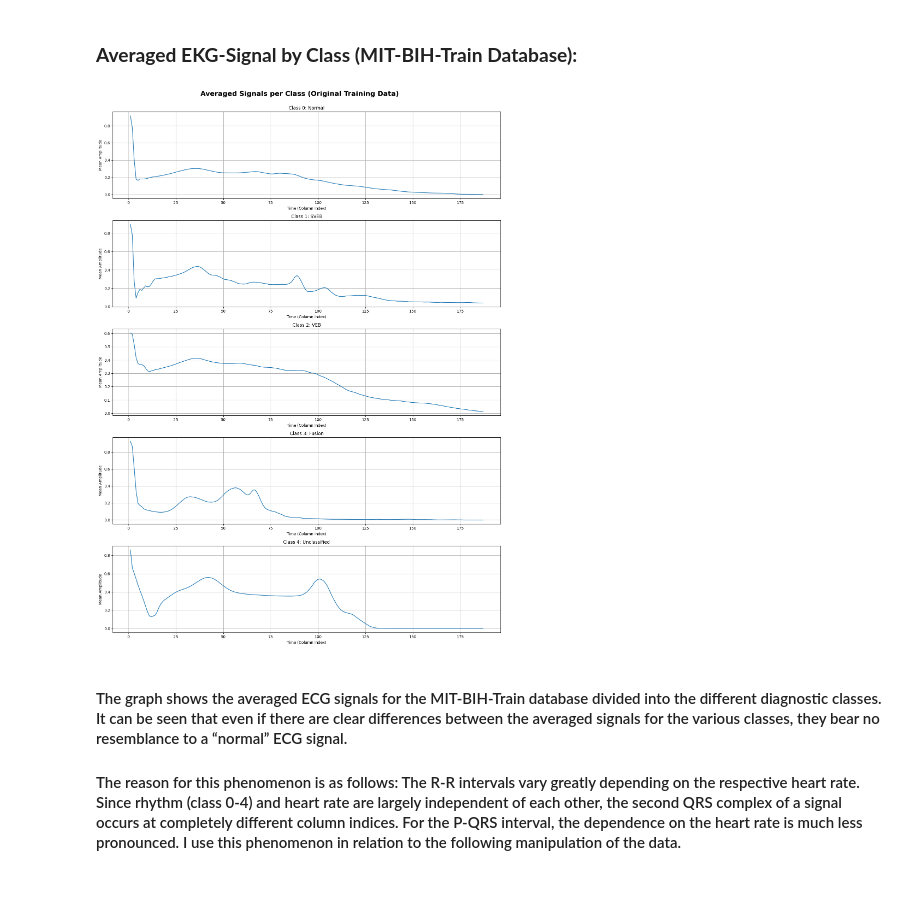
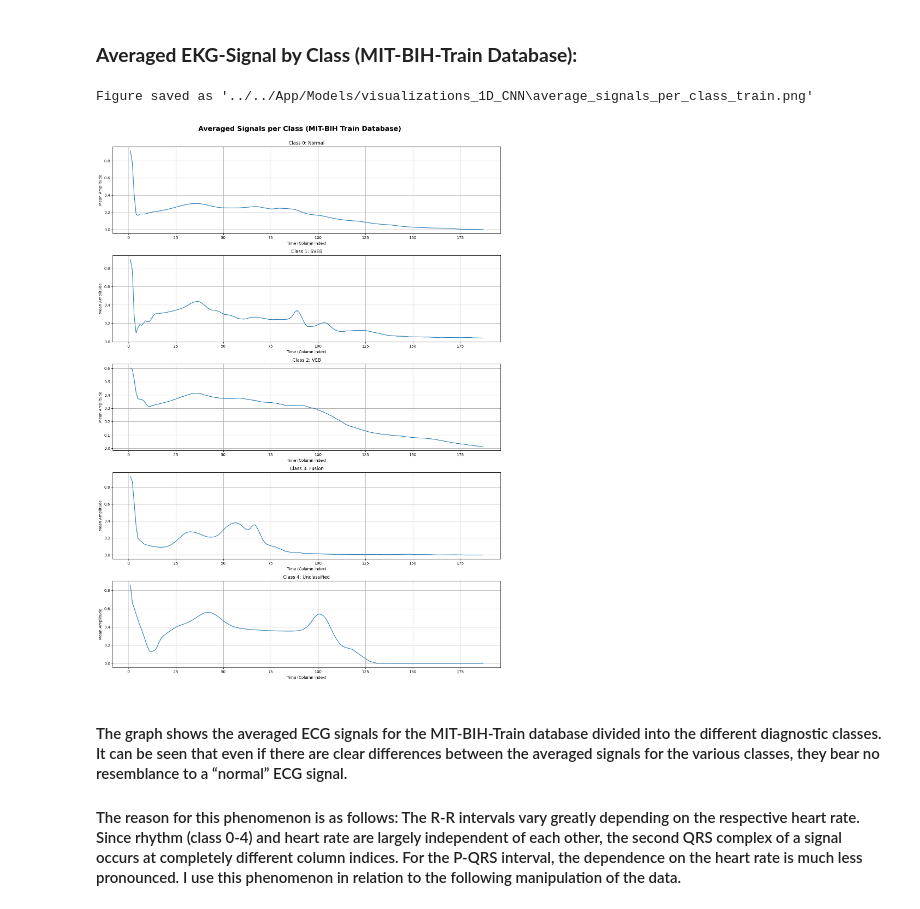
Before and after one commit to tubetraveller/heartbeat_dst, a Jupyter notebook: Models/Preprocessing and Interpretability - 1D-CNN/interpretability_through_preprocessing.ipynb, the cells around one changed output. Drawn from its saved outputs; the diff is of its cells as text; code cells hidden in the pictures.

Commit message:
Adding visualizations and adapting Streamlit for Models

```diff
--- a/Models/Preprocessing and Interpretability - 1D-CNN/interpretability_through_preprocessing.ipynb
+++ b/Models/Preprocessing and Interpretability - 1D-CNN/interpretability_through_preprocessing.ipynb
@@ -307,6 +420,58 @@ plt.show()
 #### <u> This means: To determine the heart rhythm (class 0-4) a T-wave is used which is not related to the QRS complex which is primarily analyzed. <u>
 # %% [markdown]
 ### **Averaged EKG-Signal by Class (MIT-BIH-Train Database):**
+# %%
+import matplotlib.pyplot as plt
+import os
+
+# Define class labels
+class_names = ['Normal', 'SVEB', 'VEB', 'Fusion', 'Unclassified']
+
+# Speicherpfad definieren
+save_path = "../../App/Models/visualizations_1D_CNN"
+os.makedirs(save_path, exist_ok=True)  # Erstelle den Ordner falls er nicht existiert
+
+# Function to calculate, visualize, and save the average signals for each class
+def plot_average_signals(df, title, class_names, save_filename):
+    signal_columns = df.columns[:-1]  # All columns except the last one (signal data)
+    classes = df[df.columns[-1]].unique()  # Extract unique class labels from the last column
+    classes.sort()  # Sort classes for consistent visualization
+
+    # Create subplots for each class
+    fig, axs = plt.subplots(len(classes), 1, figsize=(15, 20))
+
+    for i, cls in enumerate(classes):
+        # Filter data for the current class
+        class_data = df[df[df.columns[-1]] == cls]
+        # Calculate the mean signal for the current class
+        mean_signal = class_data[signal_columns].mean(axis=0)
+
+        # Plot the mean signal
+        axs[i].plot(signal_columns, mean_signal)
+        axs[i].set_title(f'Class {int(cls)}: {class_names[int(cls)]}')
+        axs[i].set_ylabel('Mean Amplitude')
+        axs[i].set_xlabel('Time (Column Index)')
+        axs[i].grid(True)
+
+    # Adjust layout and add a main title
+    plt.tight_layout()
+    plt.suptitle(title, y=1.02, fontsize=18, fontweight="bold")
+
+    # Save the figure
+    save_filepath = os.path.join(save_path, save_filename)
+    plt.savefig(save_filepath, dpi=300, bbox_inches='tight')
+    plt.close()  # Schließt die Grafik, um Speicher freizugeben
+    print(f"Figure saved as '{save_filepath}'")
+
+# Visualization for training data with class labels
+plot_average_signals(
+    mitbih_train_df,
+    'Averaged Signals per Class (MIT-BIH Train Database)',
+    class_names,
+    'average_signals_per_class_train.png'
+)
+# %% [output]
+Figure saved as '../../App/Models/visualizations_1D_CNN\average_signals_per_class_train.png'
 # %%
 import matplotlib.pyplot as plt
 
@@ -315,35 +480,35 @@ class_names = ['Normal', 'SVEB', 'VEB', 'Fusion', 'Unclassified']
 
 # Function to calculate and visualize the average signals for each class
 def plot_average_signals(df, title, class_names):
     signal_columns = df.columns[:-1]  # All columns except the last one (signal data)
     classes = df[df.columns[-1]].unique()  # Extract unique class labels from the last column
     classes.sort()  # Sort classes for consistent visualization
 
     # Create subplots for each class
     fig, axs = plt.subplots(len(classes), 1, figsize=(15, 20))
 
     for i, cls in enumerate(classes):
         # Filter data for the current class
         class_data = df[df[df.columns[-1]] == cls]
         # Calculate the mean signal for the current class
         mean_signal = class_data[signal_columns].mean(axis=0)
 
         # Plot the mean signal
         axs[i].plot(signal_columns, mean_signal)
         axs[i].set_title(f'Class {int(cls)}: {class_names[int(cls)]}')
         axs[i].set_ylabel('Mean Amplitude')
         axs[i].set_xlabel('Time (Column Index)')
         axs[i].grid(True)
 
     # Adjust layout and add a main title
     plt.tight_layout()
     plt.suptitle(title, y=1.02, fontsize=18,fontweight="bold")
     plt.show()
 
 # Visualization for training data with class labels
-plot_average_signals(mitbih_train_df, 'Averaged Signals per Class (Original Training Data)', class_names)
+plot_average_signals(mitbih_train_df, 'Averaged Signals per Class (MIT-BIH Train Database)', class_names)
 # %% [output]
-[figure, old version]
+[figure, new version]
 # %% [markdown]
 #### The graph shows the averaged ECG signals for the MIT-BIH-Train database divided into the different diagnostic classes. It can be seen that even if there are clear differences between the averaged signals for the various classes, they bear no resemblance to a “normal” ECG signal.
 #### The reason for this phenomenon is as follows: The R-R intervals vary greatly depending on the respective heart rate. Since rhythm (class 0-4) and heart rate are largely independent of each other, the second QRS complex of a signal occurs at completely different column indices. For the P-QRS interval, the dependence on the heart rate is much less pronounced. I use this phenomenon in relation to the following manipulation of the data.
```
Also changed, not shown: parts of 15 cells of this notebook, 15 other files.
